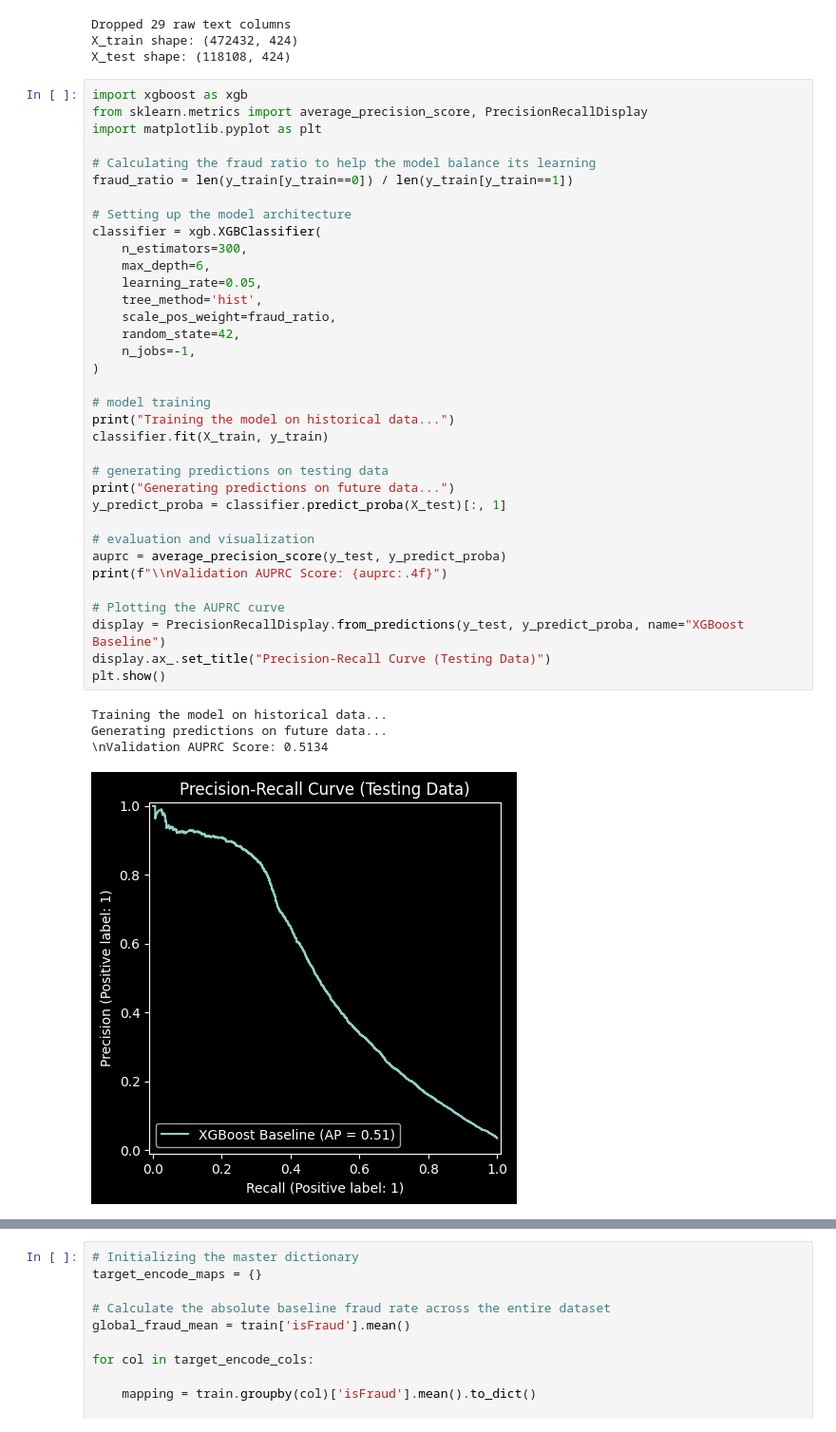
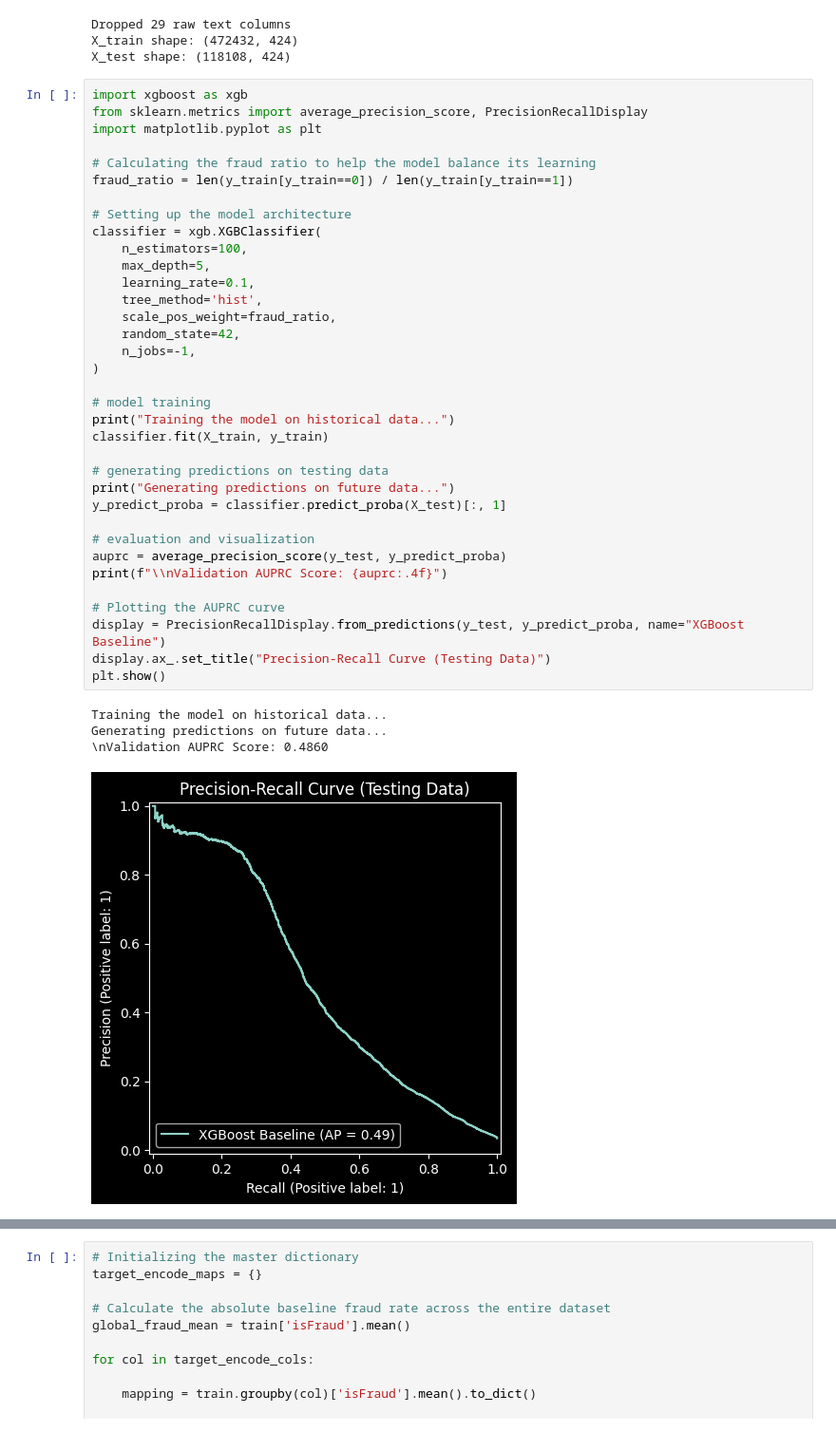
Before and after one commit to Wasey23/Fraud-Detection-API, a Jupyter notebook: notebooks/EDA.ipynb, the cells around one changed output, grey strips where cells are left out. Shown at 95% size. Cells and saved outputs as stored; diff of their text form.

```diff
--- a/notebooks/EDA.ipynb
+++ b/notebooks/EDA.ipynb
@@ -187,38 +187,38 @@ import matplotlib.pyplot as plt
 # Calculating the fraud ratio to help the model balance its learning
 fraud_ratio = len(y_train[y_train==0]) / len(y_train[y_train==1])
 
 # Setting up the model architecture
 classifier = xgb.XGBClassifier(
-    n_estimators=300,
-    max_depth=6,
-    learning_rate=0.05,
+    n_estimators=100,
+    max_depth=5,
+    learning_rate=0.1,
     tree_method='hist',
     scale_pos_weight=fraud_ratio,
     random_state=42,
     n_jobs=-1,
 )
 
 # model training
 print("Training the model on historical data...")
 classifier.fit(X_train, y_train)
 
 # generating predictions on testing data
 print("Generating predictions on future data...")
 y_predict_proba = classifier.predict_proba(X_test)[:, 1]
 
 # evaluation and visualization
 auprc = average_precision_score(y_test, y_predict_proba)
 print(f"\\nValidation AUPRC Score: {auprc:.4f}")
 
 # Plotting the AUPRC curve
 display = PrecisionRecallDisplay.from_predictions(y_test, y_predict_proba, name="XGBoost Baseline")
 display.ax_.set_title("Precision-Recall Curve (Testing Data)")
 plt.show()
 # %% [output]
 Training the model on historical data...
 Generating predictions on future data...
-\nValidation AUPRC Score: 0.5134
+\nValidation AUPRC Score: 0.4860
-[figure, old version]
+[figure, new version]
 # %%
 import matplotlib.pyplot as plt
 from xgboost import plot_importance
```
Also changed, not shown: parts of 2 cells of this notebook, 5 other files.
